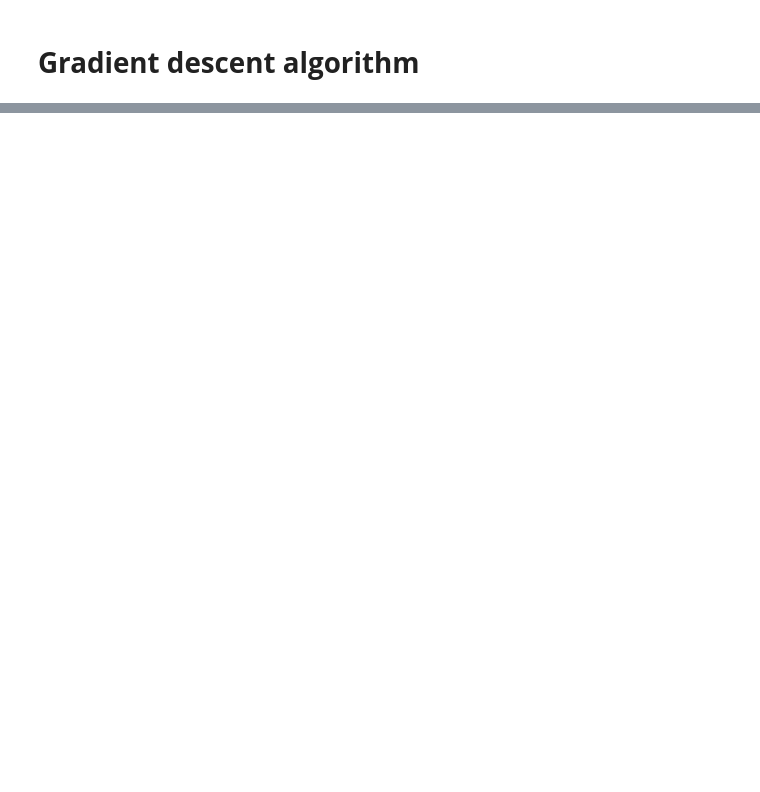
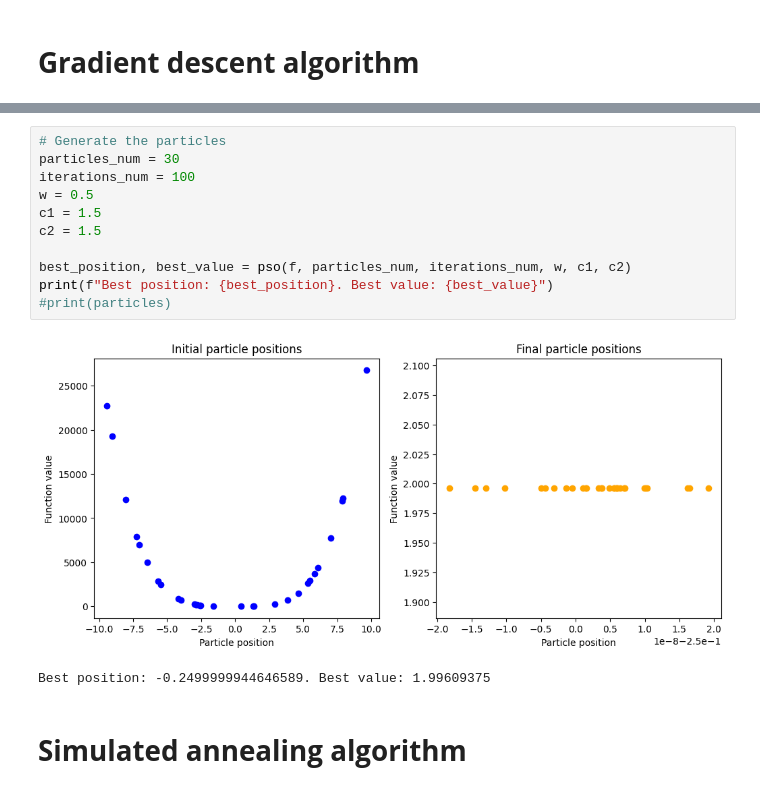
Before and after one commit to DiegoRaC14/UDLAP-AI, a Jupyter notebook: Optimization_algorithms_act/Optimization_algorithms.ipynb, the cells around one changed output, grey strips where cells are left out. Cells and saved outputs as stored; diff of their text form; blank space fills up the shorter version.

```diff
--- a/Optimization_algorithms_act/Optimization_algorithms.ipynb
+++ b/Optimization_algorithms_act/Optimization_algorithms.ipynb
@@ -38,0 +323,16 @@ print("Solution found:", solution)
+# %%
+# Generate the particles
+particles_num = 30
+iterations_num = 100
+w = 0.5
+c1 = 1.5
+c2 = 1.5
+
+best_position, best_value = pso(f, particles_num, iterations_num, w, c1, c2)
+print(f"Best position: {best_position}. Best value: {best_value}")
+#print(particles)
+# %% [output]
+[figure, added]
+Best position: -0.2499999944646589. Best value: 1.99609375
+# %% [markdown]
+# **Simulated annealing algorithm**
```
Also changed, not shown: parts of 18 cells of this notebook.
